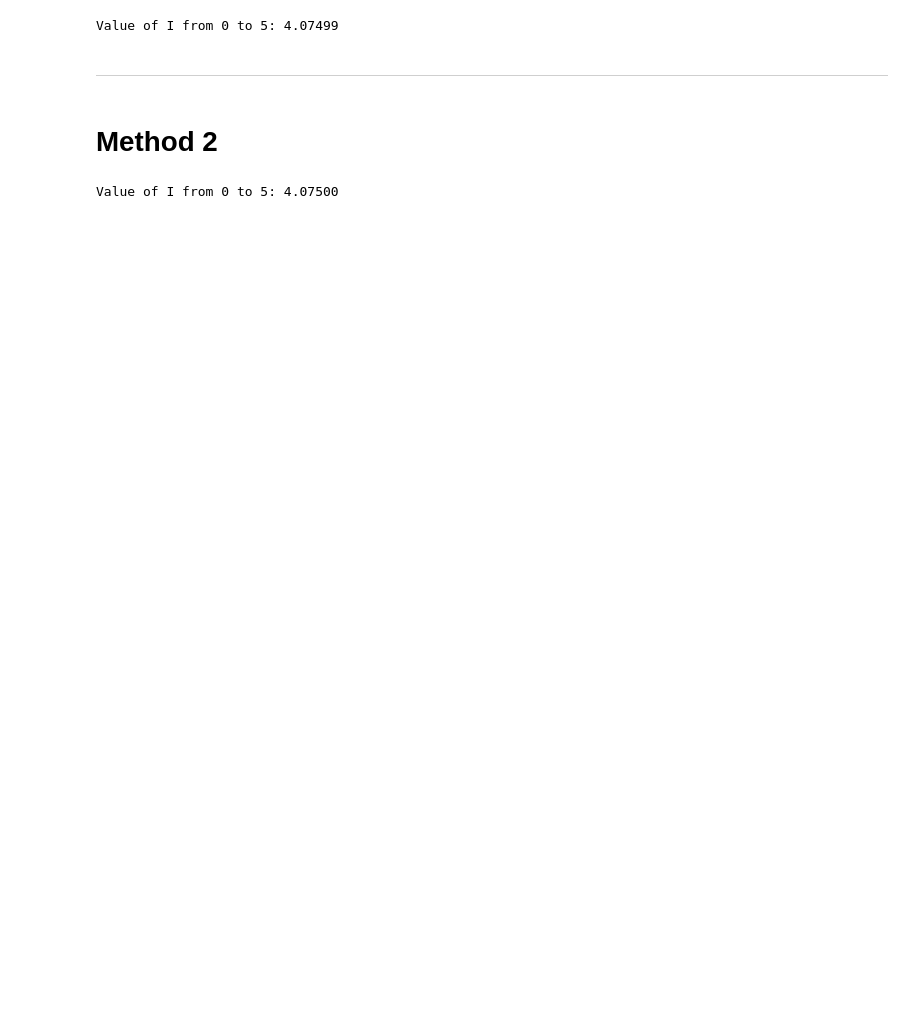
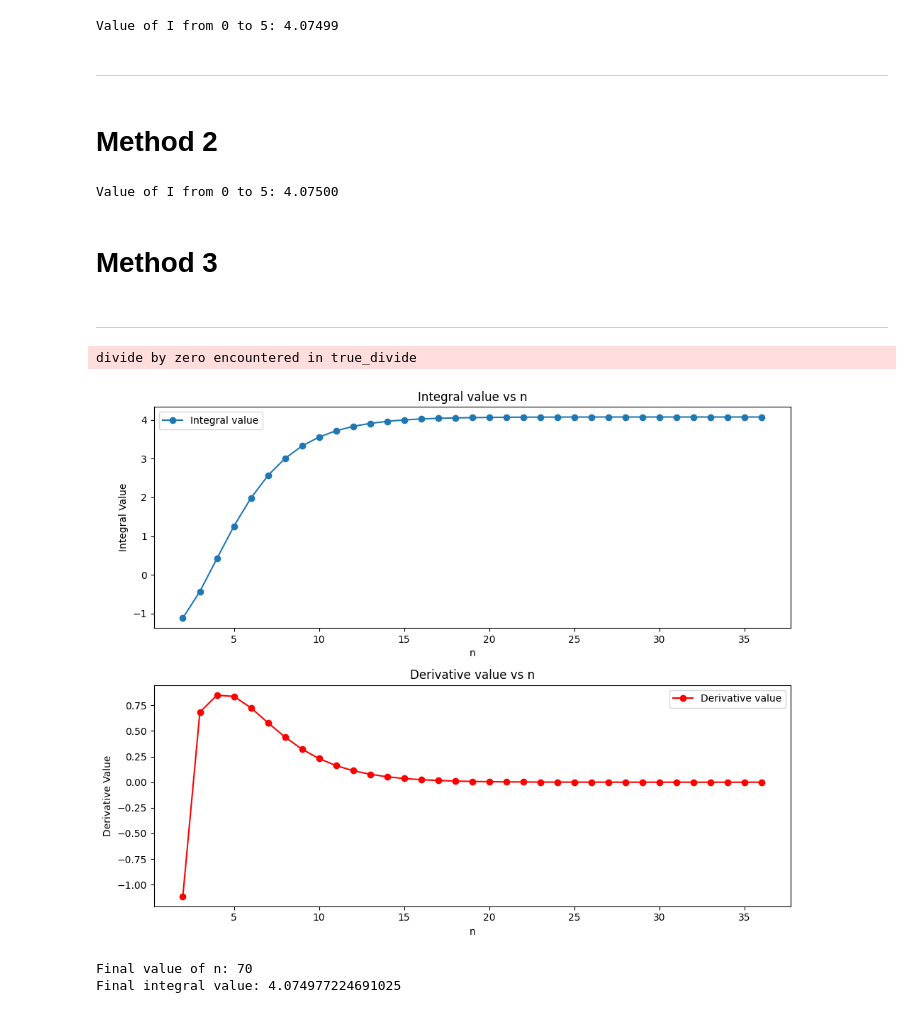
Before and after one commit to aqsnyder/eng_math, a Jupyter notebook: hw_o/1c.ipynb, the cells around one changed output. Saved outputs shown, nothing was run; the diff lists cells and outputs as text; code cells hidden in the pictures; blank space fills up the shorter version.

```diff
--- a/hw_o/1c.ipynb
+++ b/hw_o/1c.ipynb
@@ -63,3 +64,82 @@ total_integral = integral_value_1 + integral_value_2
 print(f"Value of I from 0 to 5: {total_integral:.5f}")
 # %% [output]
 Value of I from 0 to 5: 4.07500
+# %% [markdown]
+# Method 3
+# %% [markdown]
+---
+# %%
+import numpy as np
+from scipy.special import roots_legendre
+import matplotlib.pyplot as plt
+
+def f(x):
+    return 1 / (2 - np.sqrt(x))
+
+def gaussian_quadrature(func, a, b, n_points):
+    x, w = roots_legendre(n_points)
+    transformed_x = 0.5 * (b - a) * x + 0.5 * (a + b)
+    fx = func(transformed_x)
+    return 0.5 * (b - a) * np.sum(w * fx)
+
+def adaptive_quadrature(func, a, b, n_points):
+    # Split points around the singularity
+    split_point1 = 3.99
+    split_point2 = 4.01
+
+    # Integrate over the three subintervals
+    integral1 = gaussian_quadrature(func, a, split_point1, n_points)
+    integral2 = gaussian_quadrature(func, split_point1, split_point2, n_points)
+    integral3 = gaussian_quadrature(func, split_point2, b, n_points)
+
+    # Return the sum of the three integrals
+    return integral1 + integral2 + integral3
+
+# Incrementing n and storing results for plotting
+integral_values = []
+derivatives = []
+ns = list(range(2, 102, 1))  # using a step of 10 for n from 2 to 100
+prev_integral = 0
+
+for n_points in ns:
+    current_integral = adaptive_quadrature(f, 0, 5, n_points)
+
+    # Skip if the integral value is infinite
+    if np.isinf(current_integral):
+        continue
+
+    derivative = current_integral - prev_integral
+    integral_values.append(current_integral)
+    derivatives.append(derivative)
+
+    if abs(derivative) < 1e-5:  # break if the difference is smaller than a threshold
+        break
+
+    prev_integral = current_integral
+
+
+# Plotting
+fig, axs = plt.subplots(2, 1, figsize=(10, 8))
+axs[0].plot(ns[:len(integral_values)], integral_values, '-o', label="Integral value")
+axs[0].set_title("Integral value vs n")
+axs[0].set_xlabel("n")
+axs[0].set_ylabel("Integral Value")
+axs[0].legend()
+
+axs[1].plot(ns[:len(derivatives)], derivatives, '-o', color="red", label="Derivative value")
+axs[1].set_title("Derivative value vs n")
+axs[1].set_xlabel("n")
+axs[1].set_ylabel("Derivative Value")
+axs[1].legend()
+
+plt.tight_layout()
+plt.show()
+
+# Printing the final value of n and the integral value
+print(f"Final value of n: {n_points}")
+print(f"Final integral value: {current_integral}")
+# %% [output]
+divide by zero encountered in true_divide
+[figure, added]
+Final value of n: 70
+Final integral value: 4.074977224691025
```
Also changed, not shown: parts of 1 cell of this notebook.
